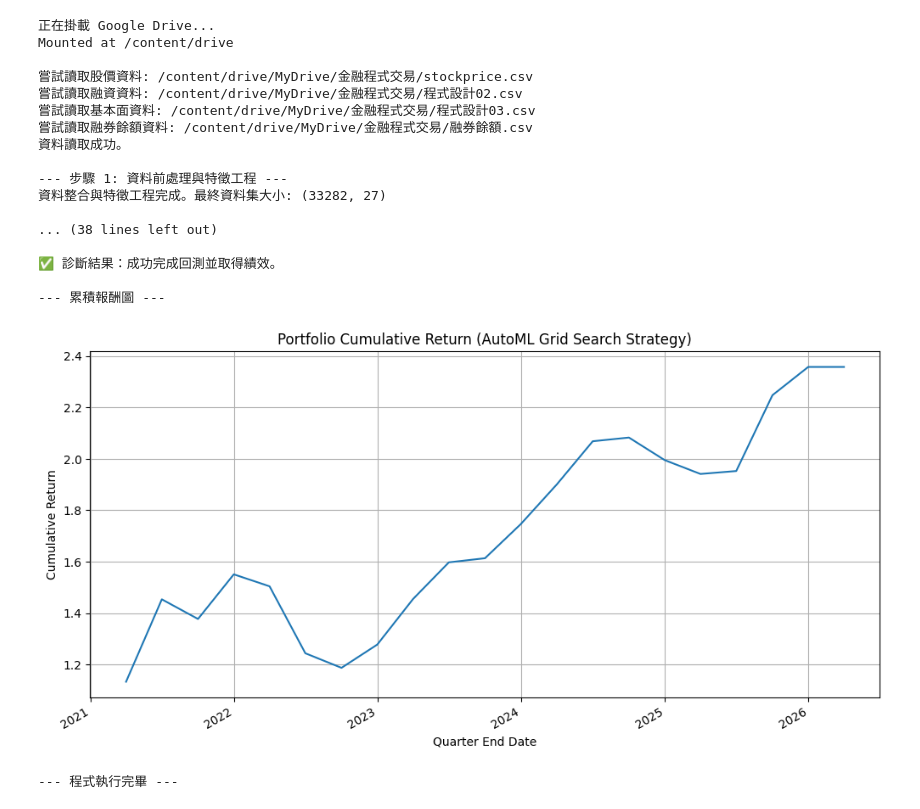
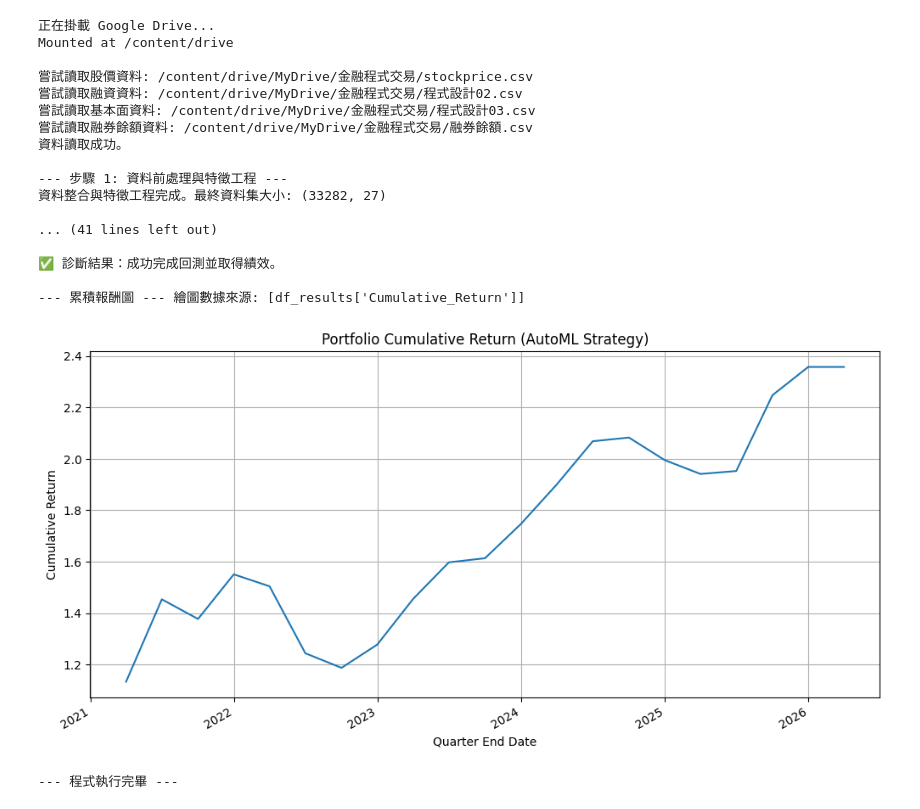
Before and after one commit to eric-zheng-0912/eric-zheng-0912, a Jupyter notebook: 交易程式.ipynb, the cells around one changed output. Saved outputs shown, nothing was run; the diff lists cells and outputs as text; code cells hidden in the pictures.

```diff
--- a/交易程式.ipynb
+++ b/交易程式.ipynb
@@ -1586,19 +1380,25 @@ print("\n\n--- 步驟 4: 回測結果分析與診斷報告 ---")
 if not portfolio_results:
     print("\n🚨 診斷結果：回測迴圈未成功生成任何結果。")
 else:
+    # 建立績效統計 DataFrame
     df_results = pd.DataFrame(portfolio_results)
     df_results.set_index('Quarter_End_Date', inplace=True)
     df_results['Cumulative_Return'] = (1 + df_results['Return']).cumprod()
 
+    # 建立每季選股統計 DataFrame
     df_quarterly = pd.DataFrame(quarterly_selection_data)
-    df_quarterly.index.name = None
     df_quarterly['Year'] = df_quarterly['Year'].astype(int)
     df_quarterly['Quarter'] = df_quarterly['Quarter'].astype(int)
 
+    # 格式化輸出用的表格
     df_output = df_quarterly[['Year', 'Quarter', 'n_universe', 'n_300', 'n_200', 'n_50', 'portfolio_ret']].copy()
     df_output['portfolio_ret'] = df_output['portfolio_ret'].apply(lambda x: f"{x:.6f}")
 
-    print("\n== 每季投組績效 (完整列表) ==\n")
+    # --- 關鍵標示輸出 ---
+
+    print("\n" + "="*50)
+    print("==== 每季投組績效 (完整列表) ==== 來源 DataFrame: [df_output]")
+    print("="*50)
     print(df_output.to_string())
 
     total_quarters_tested = len(df_results)
@@ -1607,41 +1407,44 @@ else:
     avg_quarterly_return = df_results['Return'].mean()
     cumulative_return = df_results['Cumulative_Return'].iloc[-1] - 1
 
-    print("\n== 回測總結：AutoML 策略 (Grid Search) ==")
+    print("\n" + "="*50)
+    print("==== 回測總結報告 ==== 來源 DataFrame: [df_results]")
+    print("="*50)
     print(f"回測季數\t: {total_quarters_tested}")
     print(f"勝季數\t\t: {winning_quarters}")
     print(f"勝率\t\t: {win_rate:.2%}")
     print(f"平均單季報酬\t: {avg_quarterly_return:.2%}")
     print(f"累積報酬率約\t: {cumulative_return:.2%}")
 
     print("\n✅ 診斷結果：成功完成回測並取得績效。")
-    print("\n--- 累積報酬圖 ---")
+    print("\n--- 累積報酬圖 --- 繪圖數據來源: [df_results['Cumulative_Return']]")
 
+    # 繪製累積報酬圖
     plt.figure(figsize=(12, 6))
-    df_results['Cumulative_Return'].plot(title='Portfolio Cumulative Return (AutoML Grid Search Strategy)')
+    df_results['Cumulative_Return'].plot(title='Portfolio Cumulative Return (AutoML Strategy)')
     plt.xlabel('Quarter End Date')
     plt.ylabel('Cumulative Return')
     plt.grid(True)
     plt.show()
 
 print("\n--- 程式執行完畢 ---")
 # %% [output]
 正在掛載 Google Drive...
 Mounted at /content/drive
 
 嘗試讀取股價資料: /content/drive/MyDrive/金融程式交易/stockprice.csv
 嘗試讀取融資資料: /content/drive/MyDrive/金融程式交易/程式設計02.csv
 嘗試讀取基本面資料: /content/drive/MyDrive/金融程式交易/程式設計03.csv
 嘗試讀取融券餘額資料: /content/drive/MyDrive/金融程式交易/融券餘額.csv
 資料讀取成功。
 
 --- 步驟 1: 資料前處理與特徵工程 ---
 資料整合與特徵工程完成。最終資料集大小: (33282, 27)
 
-... (38 lines left out)
+... (41 lines left out)
 
 ✅ 診斷結果：成功完成回測並取得績效。
 
---- 累積報酬圖 ---
+--- 累積報酬圖 --- 繪圖數據來源: [df_results['Cumulative_Return']]
-[figure, old version]
+[figure, new version]
 --- 程式執行完畢 ---
```
Also changed, not shown: parts of 3 cells of this notebook.
